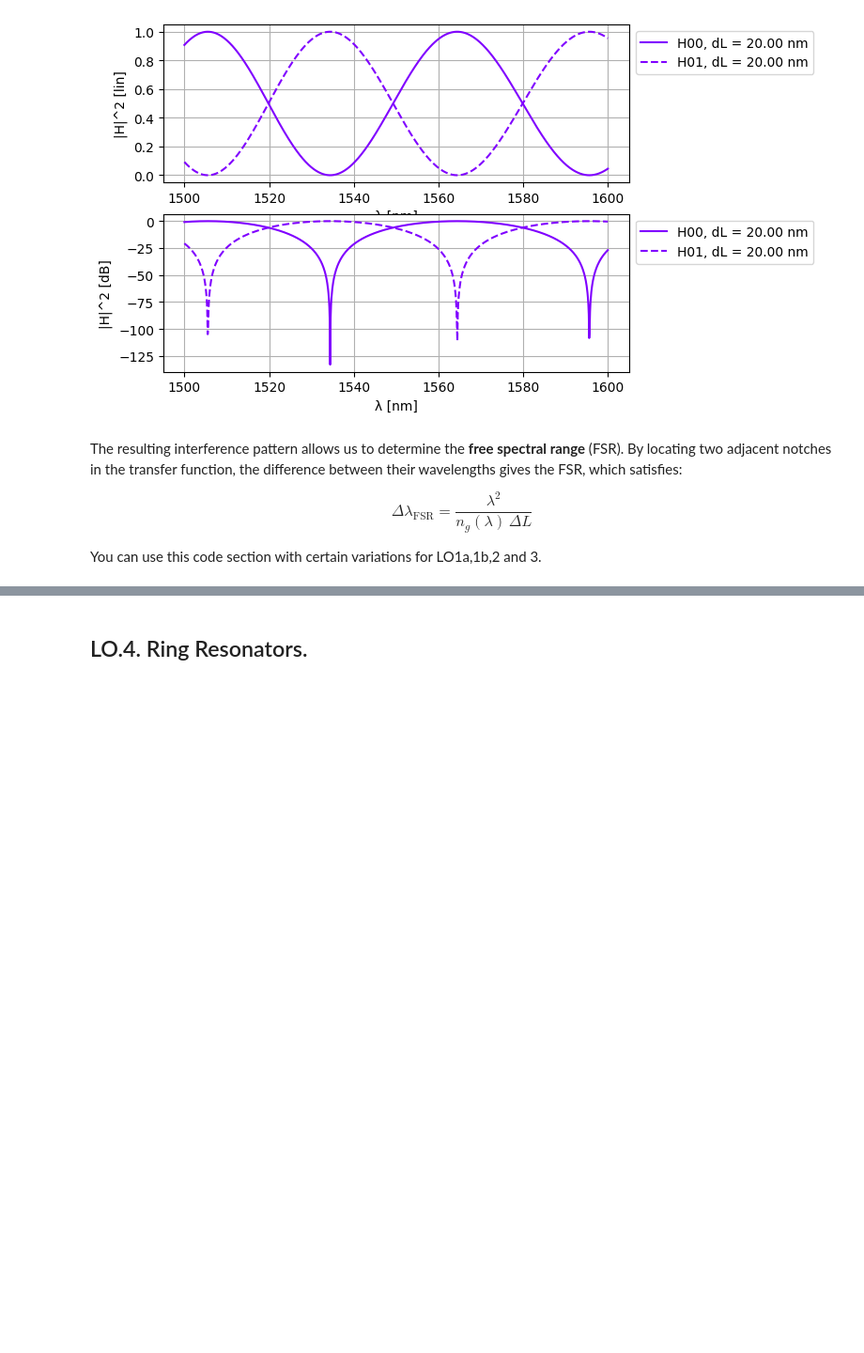
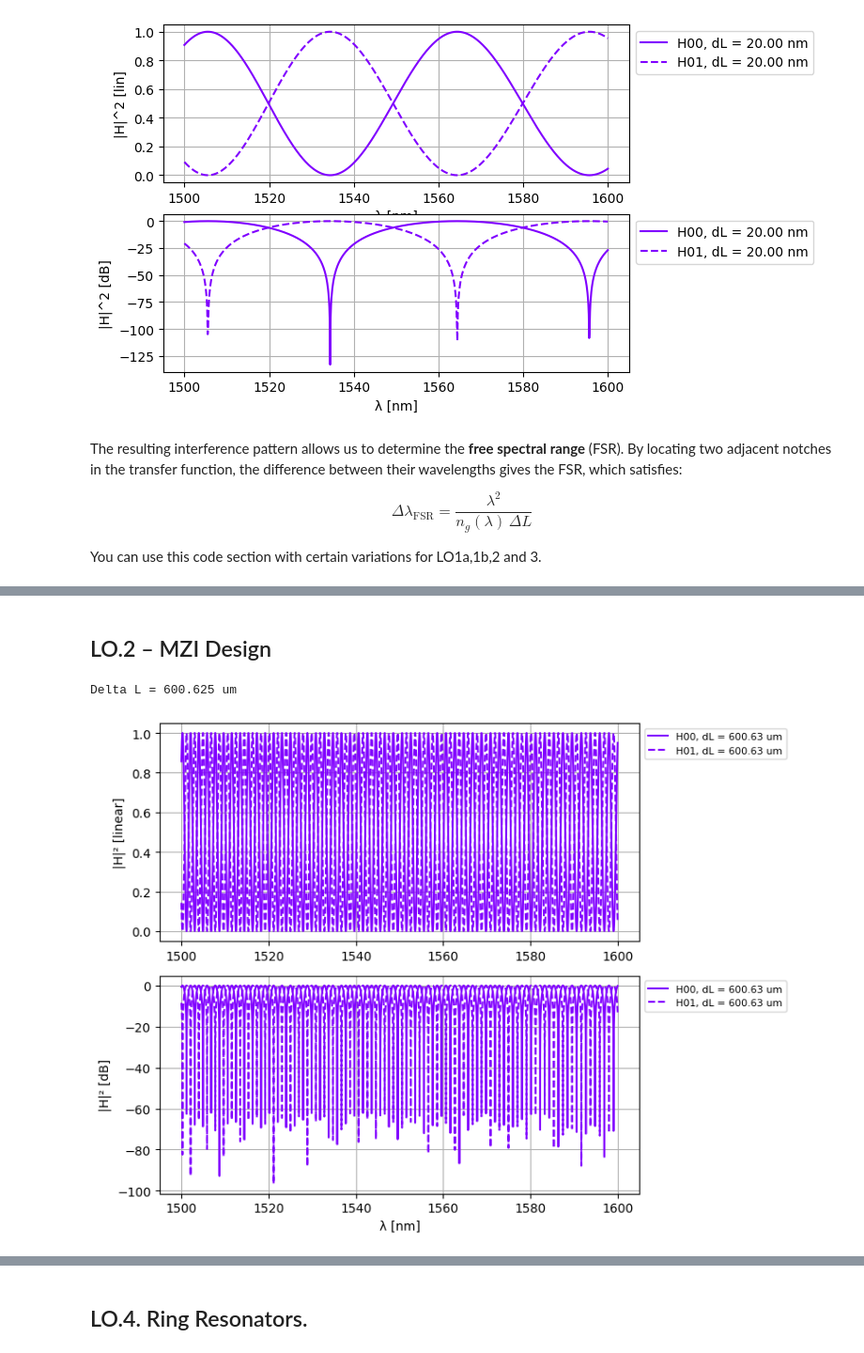
Before and after one commit to yhabela/cifoin-lab3, a Jupyter notebook: CIRCUITS_&_COMPACT_MODELS.ipynb, the cells around one changed output, grey strips where cells are left out. Shown at 94% size. Saved outputs shown, nothing was run; the diff lists cells and outputs as text; code cells hidden in the pictures; blank space fills up the shorter version.

```diff
--- a/CIRCUITS_&_COMPACT_MODELS.ipynb
+++ b/CIRCUITS_&_COMPACT_MODELS.ipynb
@@ -247,0 +340,64 @@ You can use this code section with certain variations for LO1a,1b,2 and 3.
+# %% [markdown]
+## LO.2 – MZI Design
+# %%
+# Wavelengths to simulate
+# 1500-1600 nm with step 0.001 nm
+wl_nm = np.arange(1500, 1600 + 0.001, 0.001)
+wl = jnp.array(wl_nm * 1e-3)   # nm to um
+
+# Design parameters
+lambda0 = 1.55      # um
+ng = 2.0
+FSR = 0.002         # um = 2 nm
+
+# Calculate length difference
+delta_l = lambda0**2 / (ng * FSR)
+print(f"Delta L = {delta_l:.3f} um")
+
+delta_l_v = np.array([delta_l])
+l_base = 10.0       # um
+
+# Testbench
+n_curves = np.shape(delta_l_v)[0]
+color = cm.rainbow(np.linspace(0, 1, n_curves))
+
+fig, ax = plt.subplots(2, 1, figsize=(8, 6))
+
+for i, delta_l in enumerate(delta_l_v):
+
+    mzi_test = mzi(
+        wl=wl,
+        coup_E={"coupling": 0.5},
+        coup_W={"coupling": 0.5},
+        wvg_S={"length": l_base},
+        wvg_N={"length": l_base + delta_l},
+    )
+
+    H00 = mzi_test["in0", "out0"]
+    H01 = mzi_test["in0", "out1"]
+
+    H00_power = np.abs(H00) ** 2
+    H01_power = np.abs(H01) ** 2
+
+    H00_dB = 10.0 * jnp.log10(H00_power)
+    H01_dB = 10.0 * jnp.log10(H01_power)
+
+    ax[0].plot(wl_nm, H00_power, linestyle="-", color=color[i], label=f"H00, dL = {delta_l:.2f} um")
+    ax[0].plot(wl_nm, H01_power, linestyle="--", color=color[i], label=f"H01, dL = {delta_l:.2f} um")
+
+    ax[1].plot(wl_nm, H00_dB, linestyle="-", color=color[i], label=f"H00, dL = {delta_l:.2f} um")
+    ax[1].plot(wl_nm, H01_dB, linestyle="--", color=color[i], label=f"H01, dL = {delta_l:.2f} um")
+
+ax[0].set_ylabel("|H|² [linear]")
+ax[1].set_ylabel("|H|² [dB]")
+ax[1].set_xlabel("λ [nm]")
+
+for i in range(2):
+    ax[i].grid(True)
+    ax[i].legend(fontsize=8, loc="upper left", bbox_to_anchor=(1, 1))
+
+plt.tight_layout()
+plt.show()
+# %% [output]
+Delta L = 600.625 um
+[figure, added]
```
Also changed, not shown: parts of 9 cells of this notebook.
